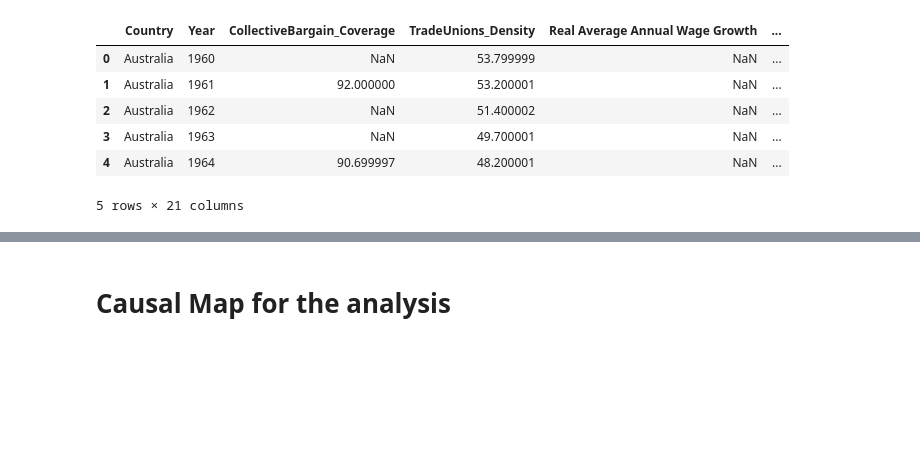
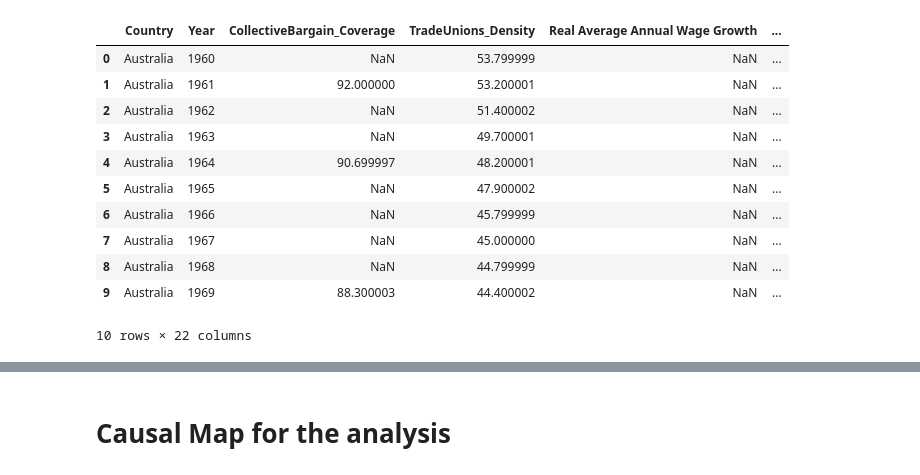
Before and after one commit to Jacopo21/MA_Thesis, a Jupyter notebook: thesis.ipynb, the cells around one changed output, grey strips where cells are left out. Drawn from its saved outputs; the diff is of its cells as text; code cells hidden in the pictures; blank space fills up the shorter version.

```diff
--- a/thesis.ipynb
+++ b/thesis.ipynb
@@ -8,11 +9,16 @@ import networkx as nx
 # %%
-data = pd.read_excel("paneldata_WDI and Labor.xlsx")
-data.head()
+data = pd.read_excel("paneldata_wdi_labor_gdp.xlsx")
+data.head(10)
 # %% [output]
 |  | Country | Year | CollectiveBargain_Coverage | TradeUnions_Density | Real Average Annual Wage Growth | ... |
 | 0 | Australia | 1960 | NaN | 53.799999 | NaN | ... |
 | 1 | Australia | 1961 | 92.000000 | 53.200001 | NaN | ... |
 | 2 | Australia | 1962 | NaN | 51.400002 | NaN | ... |
 | 3 | Australia | 1963 | NaN | 49.700001 | NaN | ... |
 | 4 | Australia | 1964 | 90.699997 | 48.200001 | NaN | ... |
+| 5 | Australia | 1965 | NaN | 47.900002 | NaN | ... |
+| 6 | Australia | 1966 | NaN | 45.799999 | NaN | ... |
+| 7 | Australia | 1967 | NaN | 45.000000 | NaN | ... |
+| 8 | Australia | 1968 | NaN | 44.799999 | NaN | ... |
+| 9 | Australia | 1969 | 88.300003 | 44.400002 | NaN | ... |
-5 rows × 21 columns
+10 rows × 22 columns
```
Also changed, not shown: parts of 7 cells of this notebook, 5 other files.
